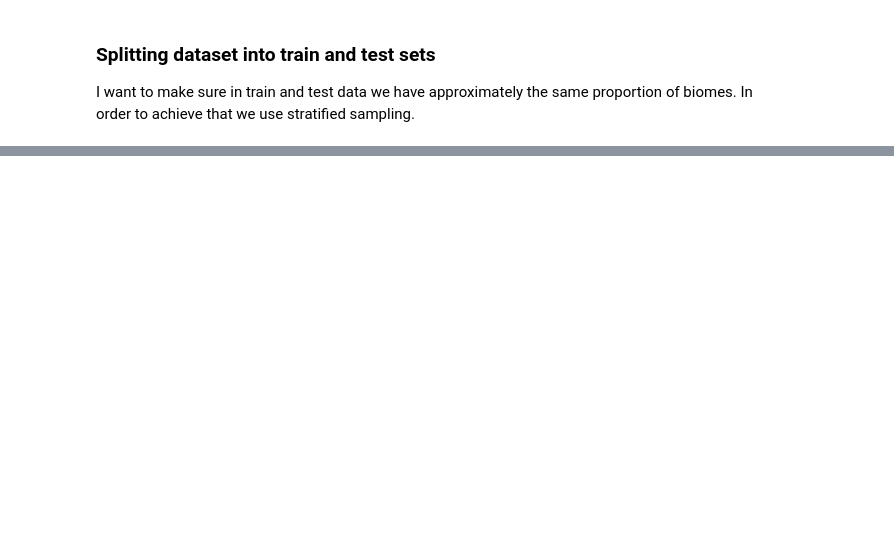
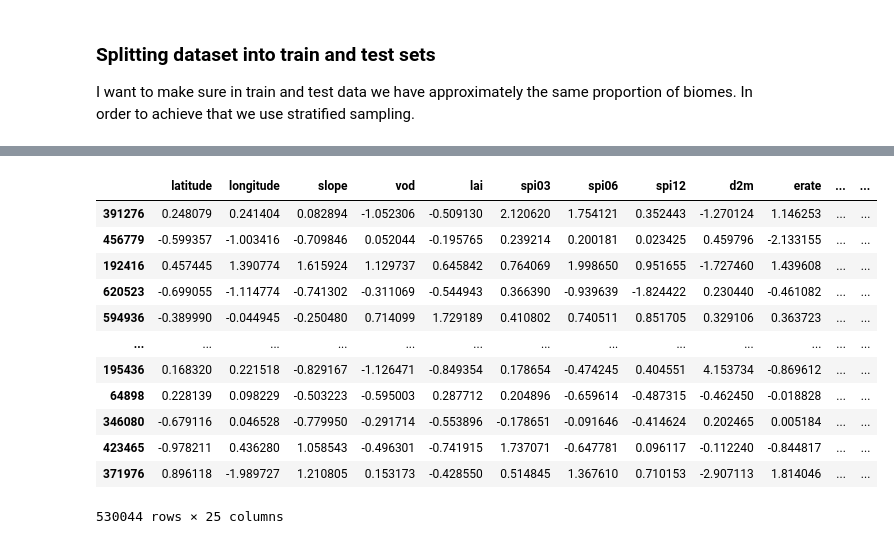
Before and after one commit to ecmwf-projects/ai-vegetation-fuel, a Jupyter notebook: notebooks/data_preparation.ipynb, the cells around one changed output, grey strips where cells are left out. Saved outputs shown, nothing was run; the diff lists cells and outputs as text; code cells hidden in the pictures; blank space fills up the shorter version.

Commit message:
Complete re-write of the data pre-processing step to avoid resampling. This addresses issue #13.

```diff
--- a/notebooks/data_preparation.ipynb
+++ b/notebooks/data_preparation.ipynb
@@ -484,0 +885,3 @@ It would be problematic to feed into a neural network values that all take wildl
+# %%
+X = df_engineered.drop([dep_var], axis = 1)
+X.shape
@@ -484,0 +890,3 @@ It would be problematic to feed into a neural network values that all take wildl
+# %%
+Y = df_engineered[dep_var]
+Y.shape
@@ -484,0 +895,5 @@ It would be problematic to feed into a neural network values that all take wildl
+# %%
+X_train, X_test, Y_train, Y_test = train_test_split(X, Y,
+                                                    test_size=0.2,
+                                                    stratify=X[["biome"]],
+                                                    random_state=1)
@@ -484,0 +908,3 @@ It would be problematic to feed into a neural network values that all take wildl
+# %%
+train_data = pd.concat([X_train, Y_train], axis = 1)
+test_data = pd.concat([X_test, Y_test], axis = 1)
@@ -485,15 +931,32 @@ It would be problematic to feed into a neural network values that all take wildl
 # %%
-# Normalizing the data
-mean = train_data.mean(axis=0)
-std = train_data.std(axis=0)
+# Normalizing the data (continuous variables only)
+train_data_cont = train_data.drop(cat, axis = 1)
+test_data_cont = test_data.drop(cat, axis = 1)
 
-train_data -= mean
-train_data /= std
+mean = train_data_cont.mean(axis=0)
+std = train_data_cont.std(axis=0)
 
-test_data -= mean
-test_data /= std
+train_data_cont -= mean
+train_data_cont /= std
 
-train_data
+test_data_cont -= mean
+test_data_cont /= std
+
+train_data_cont
+# %% [output]
+|  | latitude | longitude | slope | vod | lai | spi03 | spi06 | spi12 | d2m | erate | ... | ... |
+| 391276 | 0.248079 | 0.241404 | 0.082894 | -1.052306 | -0.509130 | 2.120620 | 1.754121 | 0.352443 | -1.270124 | 1.146253 | ... | ... |
+| 456779 | -0.599357 | -1.003416 | -0.709846 | 0.052044 | -0.195765 | 0.239214 | 0.200181 | 0.023425 | 0.459796 | -2.133155 | ... | ... |
+| 192416 | 0.457445 | 1.390774 | 1.615924 | 1.129737 | 0.645842 | 0.764069 | 1.998650 | 0.951655 | -1.727460 | 1.439608 | ... | ... |
+| 620523 | -0.699055 | -1.114774 | -0.741302 | -0.311069 | -0.544943 | 0.366390 | -0.939639 | -1.824422 | 0.230440 | -0.461082 | ... | ... |
+| 594936 | -0.389990 | -0.044945 | -0.250480 | 0.714099 | 1.729189 | 0.410802 | 0.740511 | 0.851705 | 0.329106 | 0.363723 | ... | ... |
+| ... | ... | ... | ... | ... | ... | ... | ... | ... | ... | ... | ... | ... |
+| 195436 | 0.168320 | 0.221518 | -0.829167 | -1.126471 | -0.849354 | 0.178654 | -0.474245 | 0.404551 | 4.153734 | -0.869612 | ... | ... |
+| 64898 | 0.228139 | 0.098229 | -0.503223 | -0.595003 | 0.287712 | 0.204896 | -0.659614 | -0.487315 | -0.462450 | -0.018828 | ... | ... |
+| 346080 | -0.679116 | 0.046528 | -0.779950 | -0.291714 | -0.553896 | -0.178651 | -0.091646 | -0.414624 | 0.202465 | 0.005184 | ... | ... |
+| 423465 | -0.978211 | 0.436280 | 1.058543 | -0.496301 | -0.741915 | 1.737071 | -0.647781 | 0.096117 | -0.112240 | -0.844817 | ... | ... |
+| 371976 | 0.896118 | -1.989727 | 1.210805 | 0.153173 | -0.428550 | 0.514845 | 1.367610 | 0.710153 | -2.907113 | 1.814046 | ... | ... |
+530044 rows × 25 columns
 # %%
 # Save mean and standard deviation of the training set for later use
 d = {'mean': mean, 'std': std}
```
Also changed, not shown: parts of 71 cells of this notebook.
